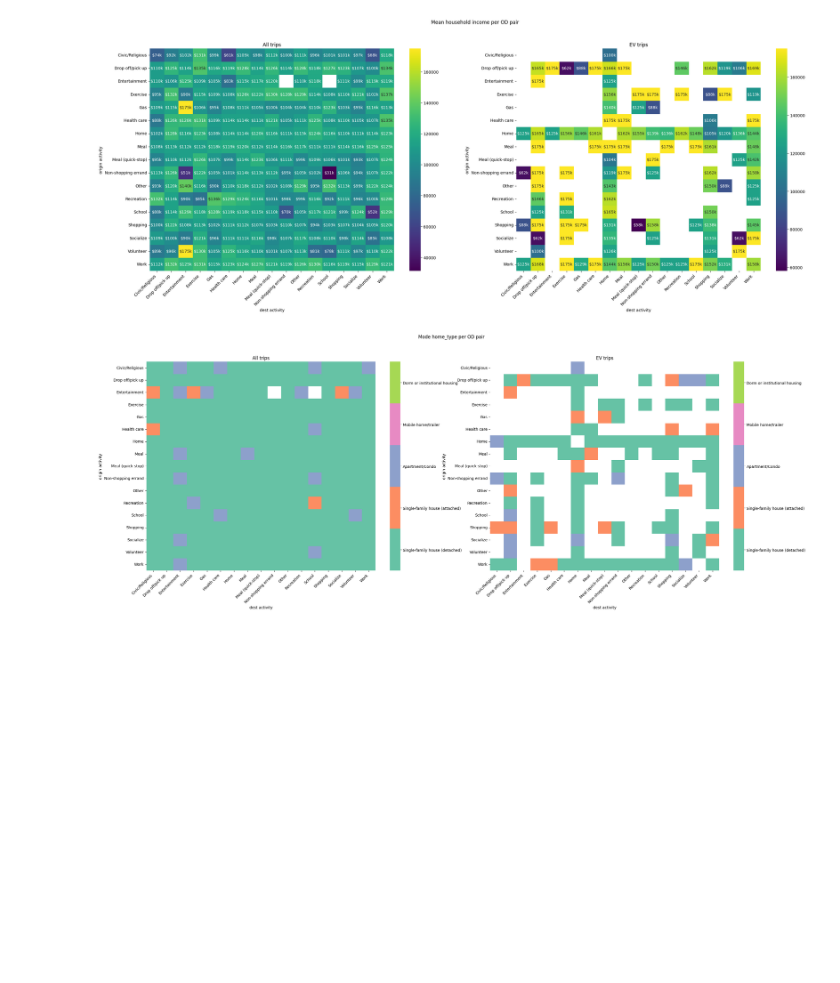
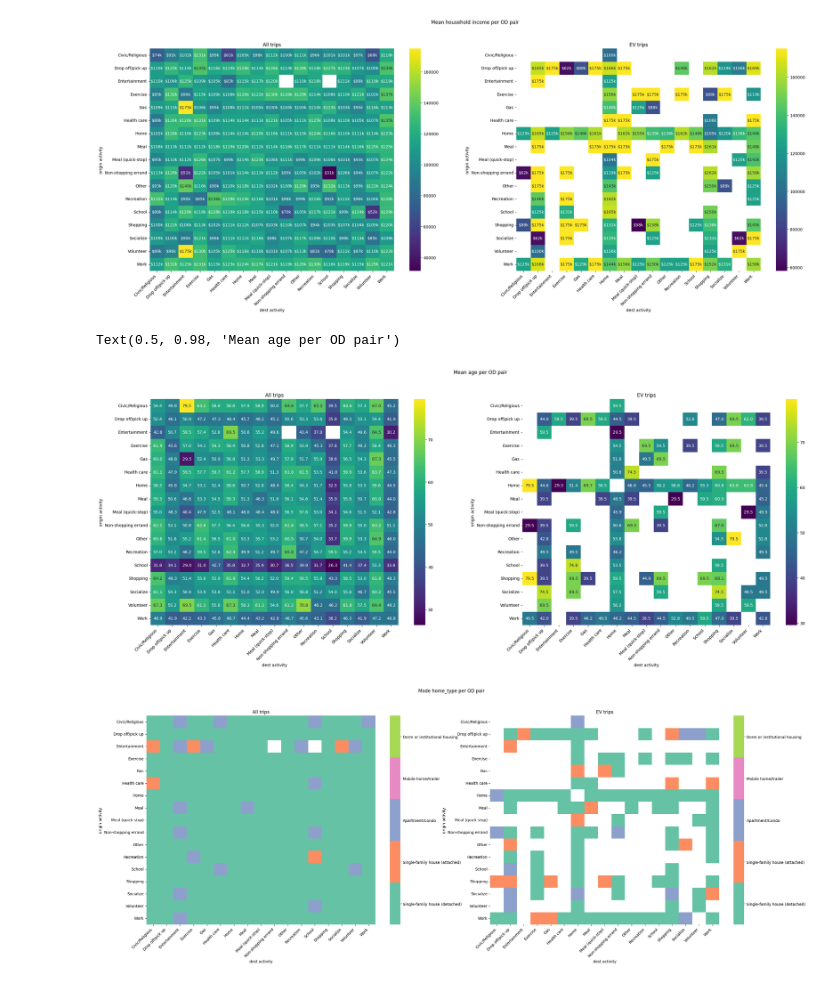
Before and after one commit to pengu-rengu/ev_digital_city, a Jupyter notebook: notebooks/od_analysis.ipynb, the cells around one changed output. Saved outputs shown, nothing was run; the diff lists cells and outputs as text; code cells hidden in the pictures; blank space fills up the shorter version.

```diff
--- a/notebooks/profile_analysis.ipynb
+++ b/notebooks/od_analysis.ipynb
@@ -108,4 +158,66 @@ fig.suptitle("Mean household income per OD pair")
 # %% [output]
 Text(0.5, 0.98, 'Mean household income per OD pair')
 [figure]
+# %%
+AGE_MIDPOINTS: dict[str, float] = {
+    "Under 5 years old": 2.5,
+    "5 - 11 years": 8,
+    "12 - 13 years": 12.5,
+    "14 - 15 years": 14.5,
+    "16 - 17 years": 16.5,
+    "18 - 24 years": 21,
+    "25 - 34 years": 29.5,
+    "35 - 44 years": 39.5,
+    "45 - 54 years": 49.5,
+    "55 - 64 years": 59.5,
+    "65 - 74 years": 69.5,
+    "75 - 84 years": 79.5,
+    "85 years or older": 90,
+}
+
+age_rows: list[dict] = [
+    {
+        "origin_activity": trip.origin_activity,
+        "dest_activity": trip.dest_activity,
+        "age": AGE_MIDPOINTS[profile.age_group],
+        "is_ev": is_ev(trip),
+    }
+    for profile in profiles
+    for trip in profile.trips
+]
+age_df = pd.DataFrame(age_rows)
+
+def age_matrix(frame: pd.DataFrame) -> pd.DataFrame:
+    return frame.pivot_table(
+        index = "origin_activity",
+        columns = "dest_activity",
+        values = "age",
+        aggfunc = "mean",
+    )
+
+matrix_all = age_matrix(age_df)
+matrix_ev = age_matrix(age_df[age_df["is_ev"]])
+
+def format_age(value: float) -> str:
+    if pd.isna(value):
+        return ""
+    return f"{value:.1f}"
+
+fig, (left_ax, right_ax) = plt.subplots(1, 2, figsize = (30, 10))
+for matrix, axis, title in [(matrix_all, left_ax, "All trips"), (matrix_ev, right_ax, "EV trips")]:
+    sns.heatmap(
+        matrix,
+        annot = matrix.map(format_age),
+        fmt = "",
+        cmap = "viridis",
+        ax = axis,
+    )
+    axis.set_xticklabels(axis.get_xticklabels(), rotation = 45, ha = "right")
+    axis.set_title(title)
+    axis.set_xlabel("dest activity")
+    axis.set_ylabel("origin activity")
+fig.suptitle("Mean age per OD pair")
+# %% [output]
+Text(0.5, 0.98, 'Mean age per OD pair')
+[figure, added]
 # %%
```
Also changed, not shown: parts of 8 cells of this notebook.
